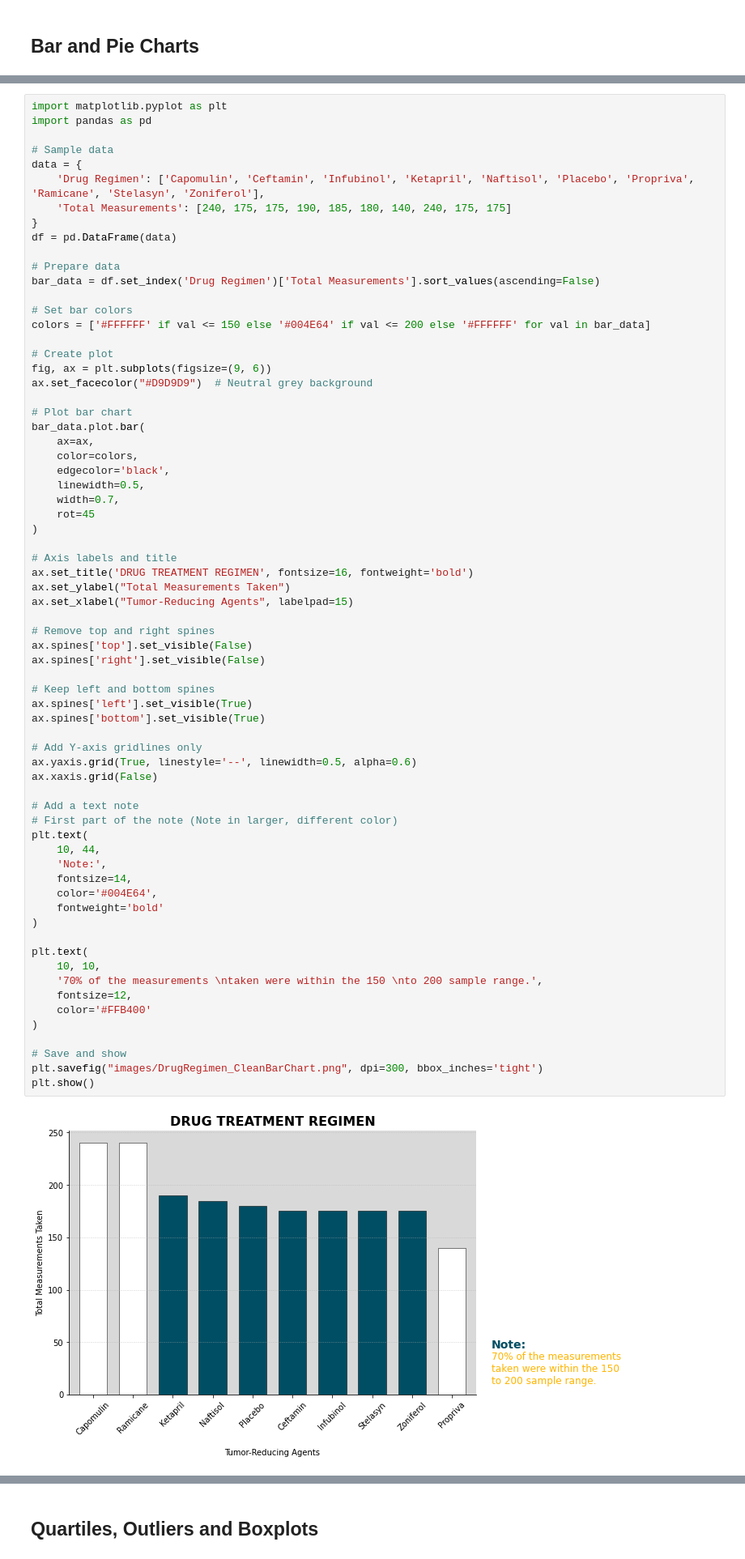
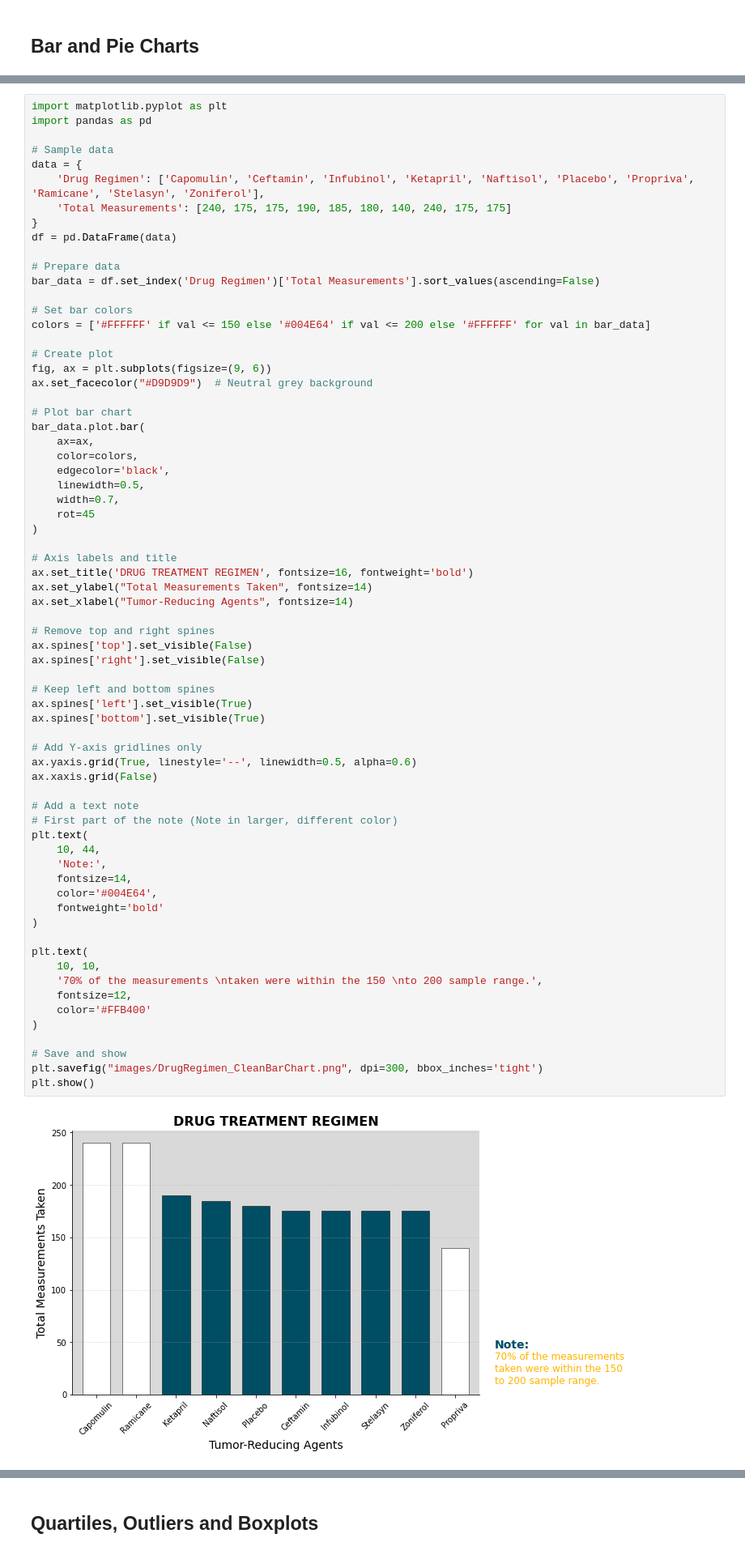
Before and after one commit to mathewqpmiller/Matplotlib-Pymaceuticals_Analysis, a Jupyter notebook: Matplotlib_Pharmaceuticals_Analysis_Final.ipynb, the cells around one changed output, grey strips where cells are left out. Shown at 81% size. Saved outputs shown, nothing was run; the diff lists cells and outputs as text.

Commit message:
Fixing axis titles for bar chart

```diff
--- a/Matplotlib_Pharmaceuticals_Analysis_Final.ipynb
+++ b/Matplotlib_Pharmaceuticals_Analysis_Final.ipynb
@@ -499,8 +499,8 @@ bar_data.plot.bar(
 
 # Axis labels and title
 ax.set_title('DRUG TREATMENT REGIMEN', fontsize=16, fontweight='bold')
-ax.set_ylabel("Total Measurements Taken")
-ax.set_xlabel("Tumor-Reducing Agents", labelpad=15)
+ax.set_ylabel("Total Measurements Taken", fontsize=14)
+ax.set_xlabel("Tumor-Reducing Agents", fontsize=14)
 
 # Remove top and right spines
 ax.spines['top'].set_visible(False)
@@ -508,34 +508,34 @@ ax.spines['right'].set_visible(False)
 
 # Keep left and bottom spines
 ax.spines['left'].set_visible(True)
 ax.spines['bottom'].set_visible(True)
 
 # Add Y-axis gridlines only
 ax.yaxis.grid(True, linestyle='--', linewidth=0.5, alpha=0.6)
 ax.xaxis.grid(False)
 
 # Add a text note
 # First part of the note (Note in larger, different color)
 plt.text(
     10, 44,
     'Note:',
     fontsize=14,
     color='#004E64',
     fontweight='bold'
 )
 
 plt.text(
     10, 10,
     '70% of the measurements \ntaken were within the 150 \nto 200 sample range.',
     fontsize=12,
     color='#FFB400'
 )
 
 # Save and show
 plt.savefig("images/DrugRegimen_CleanBarChart.png", dpi=300, bbox_inches='tight')
 plt.show()
 # %% [output]
-[figure, old version]
+[figure, new version]
 # %%
 # Pandas Pie Chart
 # Generate a pie plot showing the distribution of female versus male mice using pandas
```
